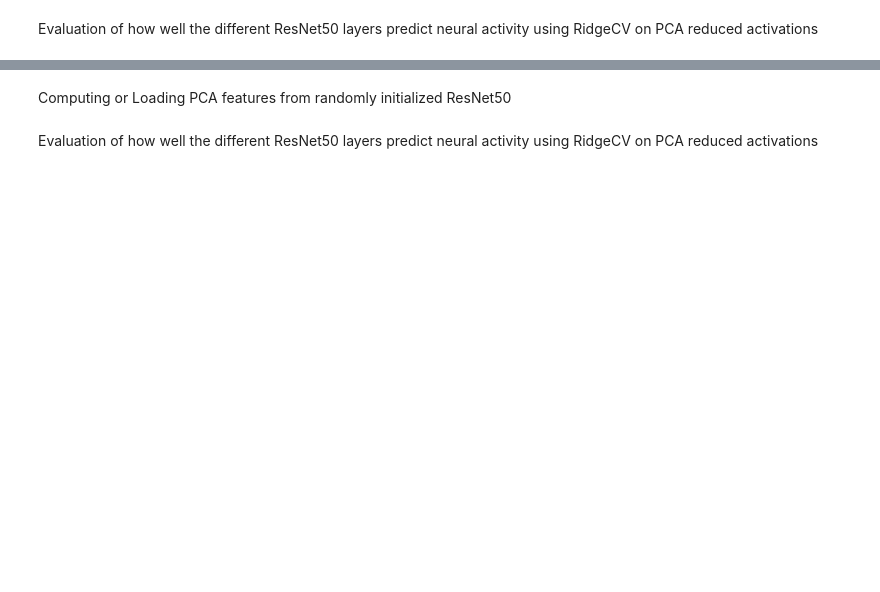
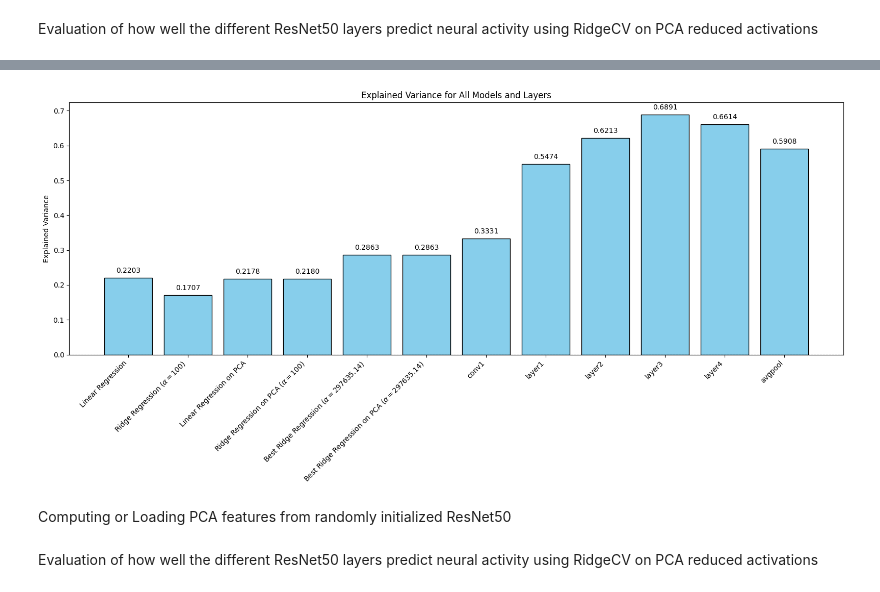
Before and after one commit to nieldab7/NX-414-Project, a Jupyter notebook: combined_finalversion.ipynb, the cells around one changed output, grey strips where cells are left out. Cells and saved outputs as stored; diff of their text form; code cells hidden in the pictures; blank space fills up the shorter version.

```diff
--- a/combined_finalversion.ipynb
+++ b/combined_finalversion.ipynb
@@ -756,27 +799,29 @@ plot_bar_with_labels(
 # %%
-# Combine explained variance from Part 1 models and each layer
-all_models = models + layers
-all_explained_variances = explained_variances + ev_layer
+# Combine correlation from Part 1 models and each layer
+all_models = models_week6 + layers
+all_correlations = correlations + corr_layer
 
 # Plot the bar chart
 plt.figure(figsize=(16, 8))
-bars = plt.bar(all_models, all_explained_variances, color='skyblue', edgecolor='black')
+bars = plt.bar(all_models, all_correlations, color='skyblue', edgecolor='black')
 plt.axhline(0, color='black', linestyle="--", linewidth=0.8)
 plt.title("Explained Variance for All Models and Layers")
 plt.ylabel("Explained Variance")
 plt.xticks(rotation=45, ha='right')
 
 # Annotate each bar with its value
 for bar in bars:
     height = bar.get_height()
     plt.text(
         bar.get_x() + bar.get_width() / 2,
         height + 0.01,
         f"{height:.4f}",
         ha='center',
         va='bottom',
         fontsize=10
     )
 
 plt.tight_layout()
 plt.show()
+# %% [output]
+[figure, added]
```
Also changed, not shown: parts of 24 cells of this notebook, 1 other file.
